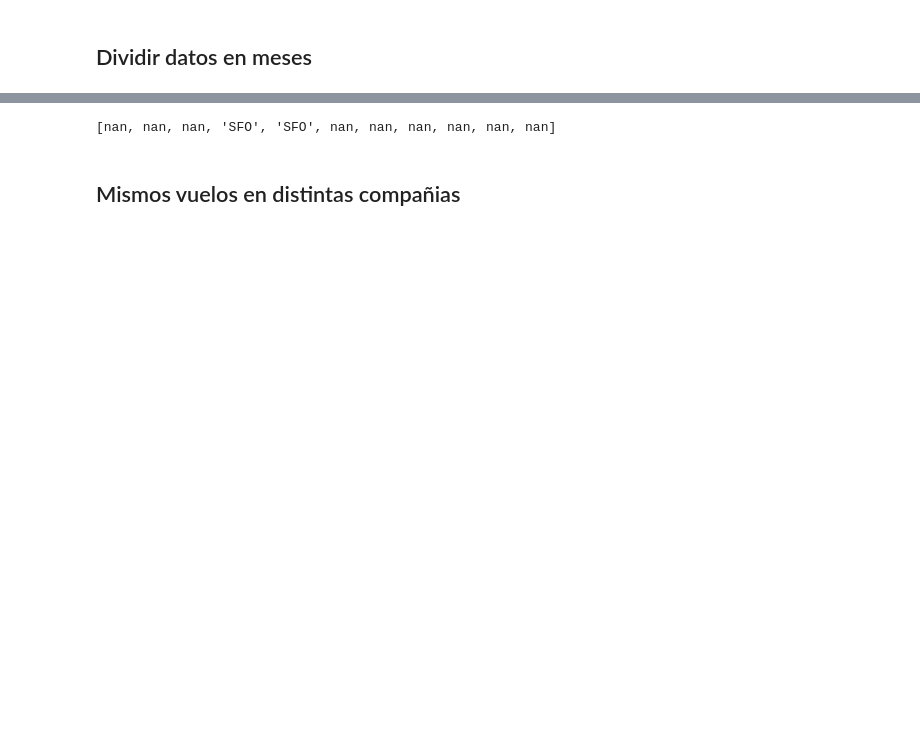
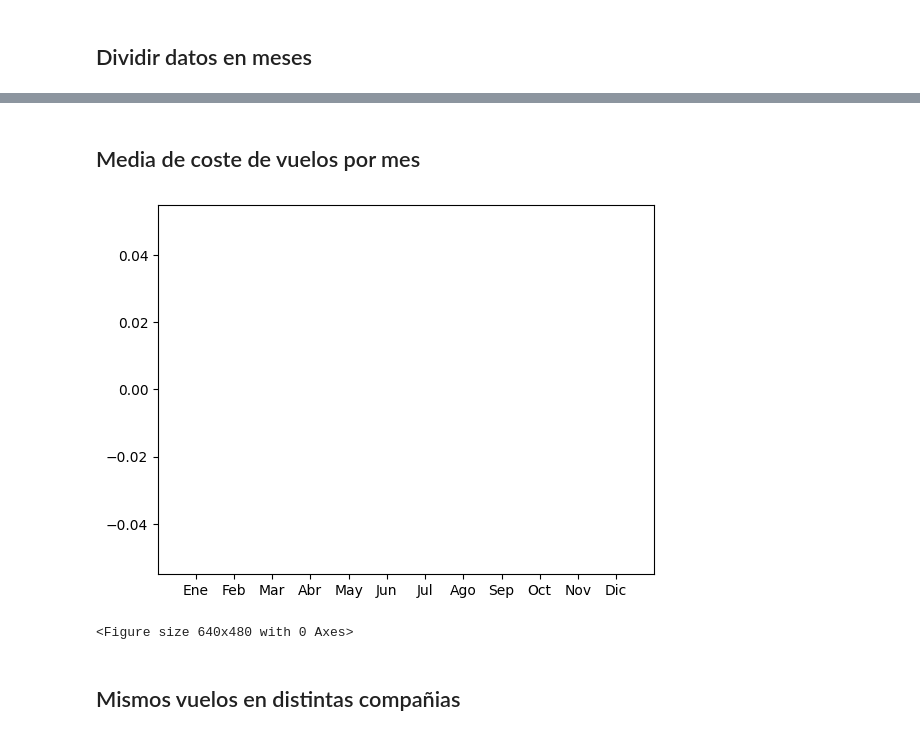
Before and after one commit to PRegi6/Min, a Jupyter notebook: ProyectoMIN.ipynb, the cells around one changed output, grey strips where cells are left out. Cells and saved outputs as stored; diff of their text form; code cells hidden in the pictures; blank space fills up the shorter version.

```diff
--- a/ProyectoMIN.ipynb
+++ b/ProyectoMIN.ipynb
@@ -70,0 +72,2 @@ Index(['legId', 'searchDate', 'flightDate', 'startingAirport',
+# %%
+data['segmentsAirlineName'] = data['segmentsAirlineName'].apply(split)
@@ -97,22 +109,33 @@ septiembre.to_csv(path + "septiembre.csv",index=False)
 octubre.to_csv(path + "octubre.csv",index=False)
 noviembre.to_csv(path + "noviembre.csv",index=False)
 diciembre.to_csv(path + "diciembre.csv",index=False)
-# %%
-MaxDestinosMes = [
-    enero['destinationAirport'].max(),
-    febrero['destinationAirport'].max(),
-    marzo['destinationAirport'].max(),
-    abril['destinationAirport'].max(),
-    mayo['destinationAirport'].max(),
-    junio['destinationAirport'].max(),
-    agosto['destinationAirport'].max(),
-    septiembre['destinationAirport'].max(),
-    octubre['destinationAirport'].max(),
-    noviembre['destinationAirport'].max(),
-    diciembre['destinationAirport'].max(),
-]
-MaxDestinosMes
-# %% [output]
-[nan, nan, nan, 'SFO', 'SFO', nan, nan, nan, nan, nan, nan]
+# %% [markdown]
+## Media de coste de vuelos por mes
+# %%
+meses = ['Ene','Feb','Mar','Abr', 'May', 'Jun', 'Jul', 'Ago', 'Sep', 'Oct', 'Nov','Dic']
+MediaPrecioMes = np.array([
+    enero['totalFare'].median(),
+    febrero['totalFare'].median(),
+    marzo['totalFare'].median(),
+    abril['totalFare'].median(),
+    mayo['totalFare'].median(),
+    junio['totalFare'].median(),
+    julio['totalFare'].median(),
+    agosto['totalFare'].median(),
+    septiembre['totalFare'].median(),
+    octubre['totalFare'].median(),
+    noviembre['totalFare'].median(),
+    diciembre['totalFare'].median()
+])
+MediaPrecioMes[np.isnan(MediaPrecioMes)] = 0
+
+fig, ax = plt.subplots()
+ax.bar(meses, MediaPrecioMes)
+
+plt.show()
+plt.savefig('MediaPrecioXMes.png')
+# %% [output]
+[figure, added]
+<Figure size 640x480 with 0 Axes>
 # %% [markdown]
 ## Mismos vuelos en distintas compañias
```
Also changed, not shown: parts of 6 cells of this notebook, 1 other file.
